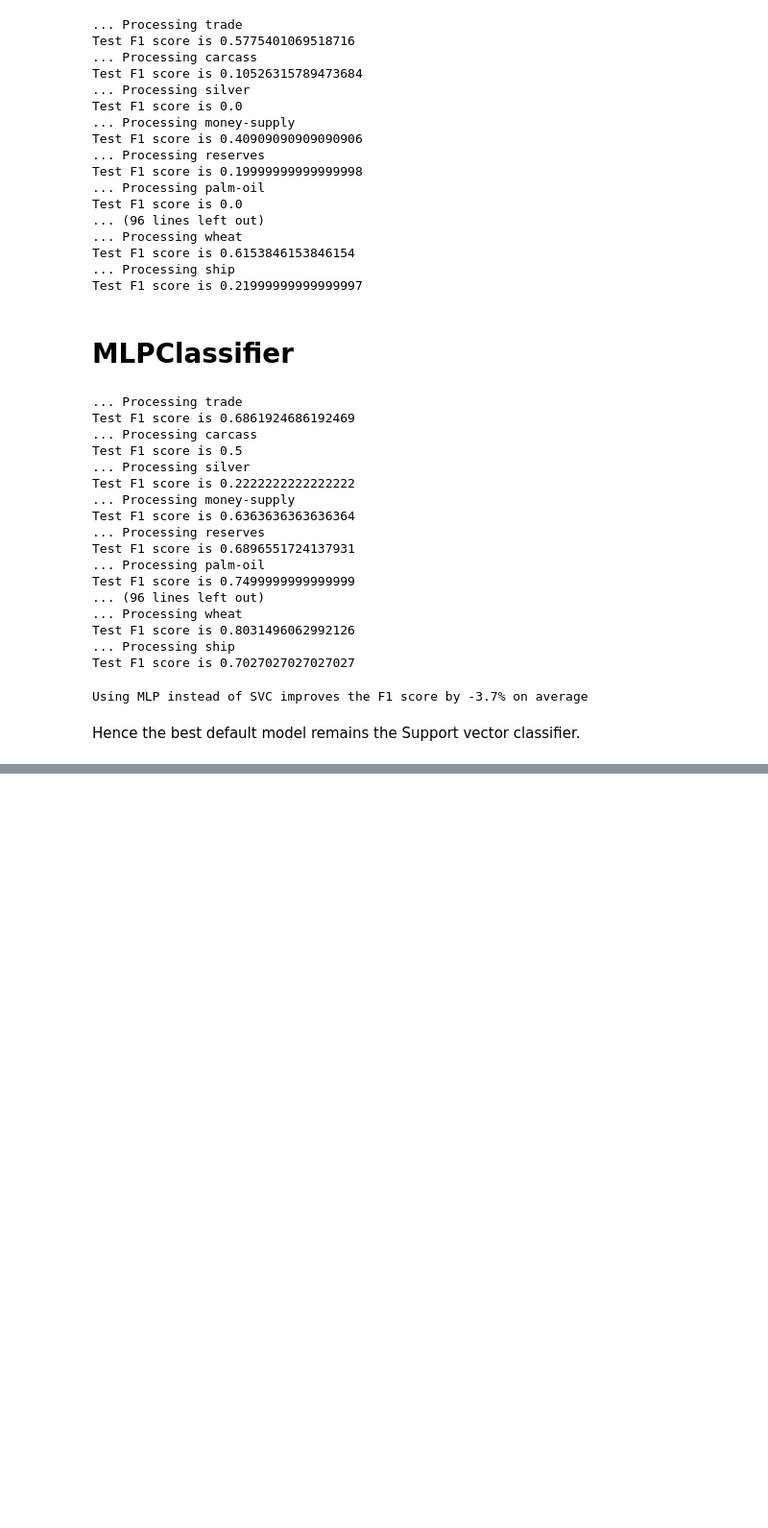
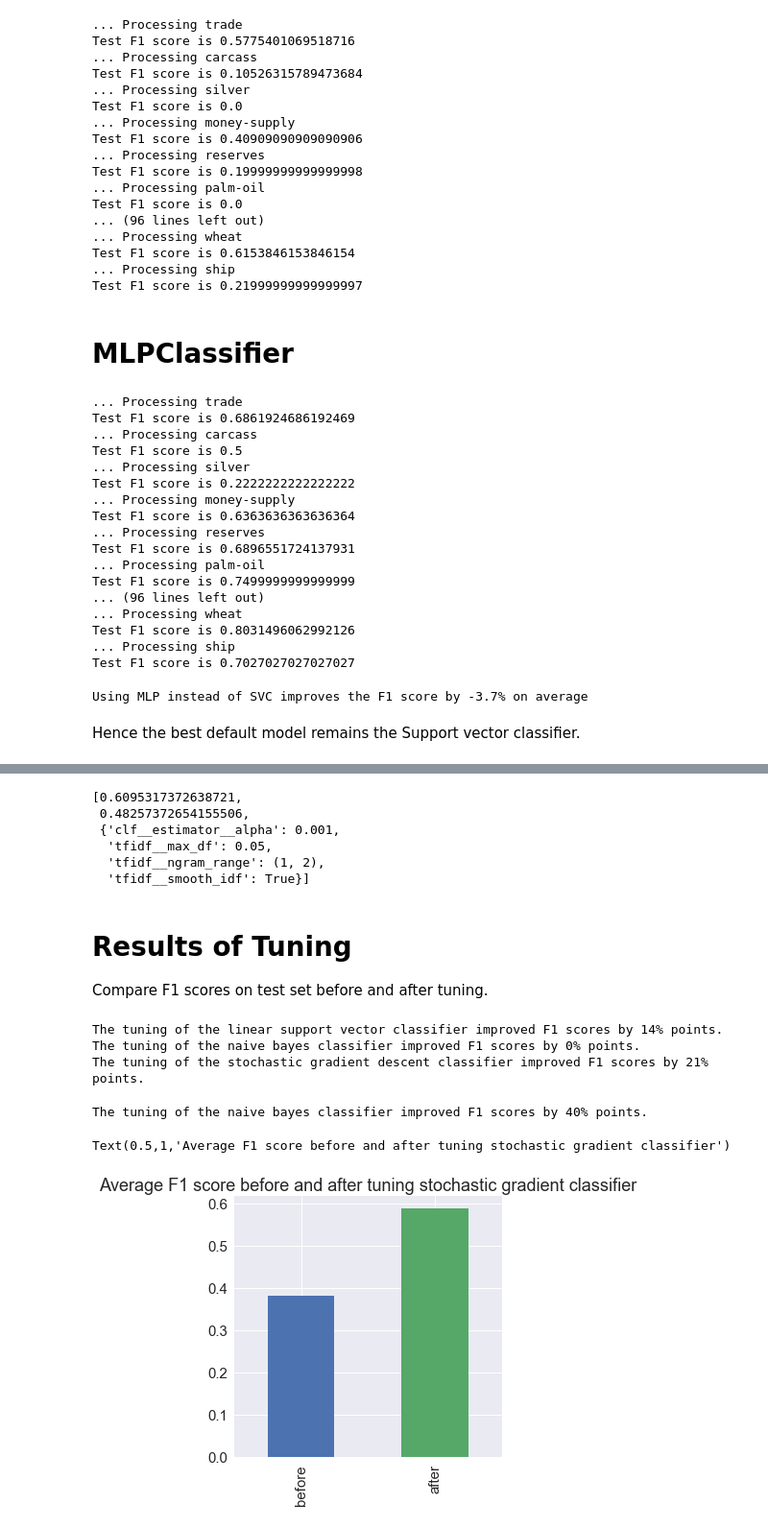
Before and after one commit to tinawenzel/json-reuters-21578, a Jupyter notebook: topic_analysis.ipynb, the cells around one changed output, grey strips where cells are left out. Shown: that part at 96% size. Cells and saved outputs as stored; diff of their text form; code cells hidden in the pictures; blank space fills up the shorter version.

Commit message:
added results comparison of tuned models

```diff
--- a/topic_analysis.ipynb
+++ b/topic_analysis.ipynb
@@ -377,7 +444,7 @@ SGD_clf = Pipeline([
                 ('clf', OneVsRestClassifier(SGDClassifier())),
             ])
 sgd_scores = {}
-for category in categories_with_enough_observations:
+for category in categories_with_enough_obs:
     print('... Processing {}'.format(category))
     # train the model using train_body & y_class
     SGD_clf.fit(X_train.body, X_train[category])
@@ -496,7 +571,7 @@ MLP_clf = Pipeline([
             ])
 mlp_scores = {}
 
-for category in categories_with_enough_observations:
+for category in categories_with_enough_obs:
     print('... Processing {}'.format(category))
     # train the model using train_body & y_class
     MLP_clf.fit(X_train.txt_combined, X_train[category])
@@ -777,20 +879,21 @@ Fitting 3 folds for each of 15 candidates, totalling 45 fits
 NB_clf = Pipeline([
                 ('tfidf', TfidfVectorizer(stop_words=stop_words)),
                 ('clf', OneVsRestClassifier(MultinomialNB(
-                    fit_prior=True, class_prior=None))),
+                    fit_prior=False, class_prior=None))),
             ])
 
 parameters = {
     'tfidf__max_df': (0.01, 0.05, 0.5, 0.75, 1.0),
-    'tfidf__ngram_range': ((1, 1), (1, 2)),  # unigrams or bigrams
+    'tfidf__ngram_range': ((1, 1), (1, 2)),
     'tfidf__smooth_idf': (True, False),
+    'clf__estimator__alpha': (0.00001, 0.000001, 0.001, 0.1, 0.5, 0.8),
 }
 
 nb_grid_results = {}
 random_search = RandomizedSearchCV(NB_clf, parameters, n_jobs=4, n_iter=15, verbose=1, scoring='f1')
 
-for category in categories_with_enough_observations:
-    print("Performing grid search...")
+for category in categories_with_enough_obs:
+    print("{}: Performing parameter search ...".format(category))
     print("pipeline:", [name for name, _ in NB_clf.steps])
     print("parameters:")
     print(parameters)
@@ -806,5 +909,8 @@ for category in categories_with_enough_observations:
     for param_name in sorted(parameters.keys()):
         params[param_name] = best_parameters[param_name]
         print("\t{}: {}".format(param_name, best_parameters[param_name]))
-    nb_grid_results[category] = [random_search.best_score_,params]
+    prediction = random_search.predict(X_test.txt_combined)
+    f1_value = f1_score(X_test[category], prediction)
+    nb_grid_results[category] = [random_search.best_score_, f1_value, params]
+    print('F1 score train: {:.2f} F1 score test: {:.2f}'.format(random_search.best_score_, f1_value))
 # %% [output]
@@ -832,0 +999,9 @@ Multiprocessing exception:
+# %%
+nb_grid_results['trade']
+# %% [output]
+[0.6095317372638721,
+ 0.48257372654155506,
+ {'clf__estimator__alpha': 0.001,
+  'tfidf__max_df': 0.05,
+  'tfidf__ngram_range': (1, 2),
+  'tfidf__smooth_idf': True}]
@@ -832,0 +1070,40 @@ Multiprocessing exception:
+# %% [markdown]
+# Results of Tuning
+Compare F1 scores on test set before and after tuning.
+# %%
+svc_comparison = {}
+for k in svc_grid_results.keys():
+    svc_comparison[k]=[svc_scores2[k],svc_grid_results[k][1]]
+svc_df = pd.DataFrame(svc_comparison).transpose()
+svc_df.columns = ['before','after']
+svc_df['model'] = 'svc'
+print('The tuning of the linear support vector classifier improved F1 scores by {:.0%} points.'.format(svc_df.mean()[1]-svc_df.mean()[0]))
+
+nb_comparison = {}
+for k in nb_grid_results.keys():
+    nb_comparison[k]=[nb_scores[k],nb_grid_results[k][1]]
+nb_df = pd.DataFrame(nb_comparison).transpose()
+nb_df.columns = ['before','after']
+nb_df['model'] = 'nb'
+print('The tuning of the naive bayes classifier improved F1 scores by {:.0%} points.'.format(nb_df.mean()[1]-nb_df.mean()[0]))
+
+sgd_comparison = {}
+for k in sgd_grid_results.keys():
+    sgd_comparison[k]=[sgd_scores[k],sgd_grid_results[k][1]]
+sgd_df = pd.DataFrame(sgd_comparison).transpose()
+sgd_df.columns = ['before','after']
+sgd_df['model'] = 'sgd'
+print('The tuning of the stochastic gradient descent classifier improved F1 scores by {:.0%} points.'.format(sgd_df.mean()[1]-sgd_df.mean()[0]))
+# %% [output]
+The tuning of the linear support vector classifier improved F1 scores by 14% points.
+The tuning of the naive bayes classifier improved F1 scores by 0% points.
+The tuning of the stochastic gradient descent classifier improved F1 scores by 21% points.
+# %%
+print('The tuning of the naive bayes classifier improved F1 scores by {:.0%} points.'.format(nb_df.mean()[1]-nb_df.mean()[0]))
+# %% [output]
+The tuning of the naive bayes classifier improved F1 scores by 40% points.
+# %%
+sgd_df.mean().plot('bar').set_title('Average F1 score before and after tuning stochastic gradient classifier')
+# %% [output]
+Text(0.5,1,'Average F1 score before and after tuning stochastic gradient classifier')
+[figure, added]
```
Also changed, not shown: parts of 32 cells of this notebook.
